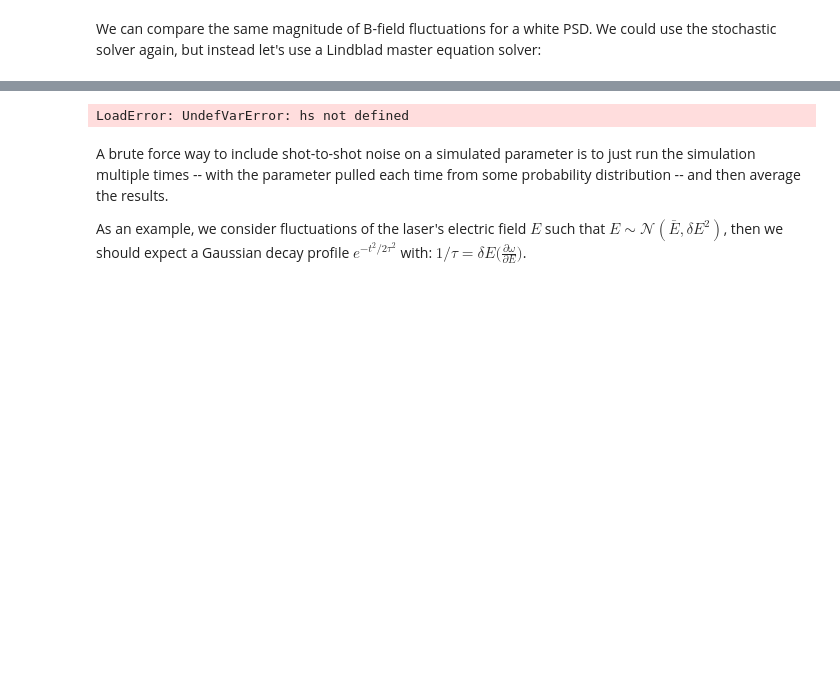
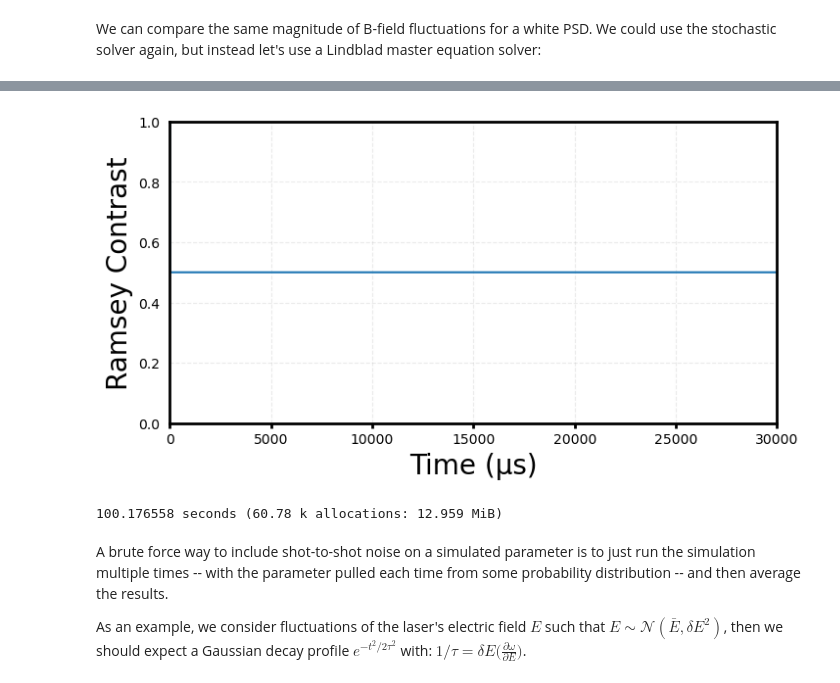
Before and after one commit to HaeffnerLab/IonSim.jl-Examples, a Jupyter notebook: webpage/tutorial-notebooks/getting_started.ipynb, the cells around one changed output, grey strips where cells are left out. Drawn from its saved outputs; the diff is of its cells as text; code cells hidden in the pictures; blank space fills up the shorter version.

```diff
--- a/webpage/tutorial-notebooks/getting_started.ipynb
+++ b/webpage/tutorial-notebooks/getting_started.ipynb
@@ -1015,24 +1028,25 @@ LoadError: UndefVarError: hs not defined
 # %%
 γ1 = hs(1.0, 0).data[1, 1]/40
 γ2 = hs(1.0, 0).data[2, 2]/40
 
 rates = 1/4π .* abs.([γ1, γ2])
 
 hs1 = C["S-1/2"] ⊗ C["S-1/2"]' ⊗ one(mode)
 hs2 = C["D-5/2"] ⊗ C["D-5/2"]' ⊗ one(mode)
 
 tspan = collect(0:1.:30000)
-@time tout, sol = timeevolution.master(tspan, dm(ψi), h(1.0, 0.0), [hs1, hs2], rates=rates)
+@time tout, sol = timeevolution.master(tspan, dm(ψi), h(1.0, 0.0), [hs1, hs2], rates=rates, maxiters=1e8)
 
 ex = expect(dm(ψi_ion) ⊗ one(mode), sol)
 plt.plot(tspan, ex)
 plt.xlim(tspan[1], tspan[end])
 plt.ylim(0, 1)
 plt.ylabel("Ramsey Contrast")
 plt.xlabel("Time (μs)")
 plt.show()
 # %% [output]
+[figure, added]
-LoadError: UndefVarError: hs not defined
+100.176558 seconds (60.78 k allocations: 12.959 MiB)
 # %% [markdown]
 A brute force way to include shot-to-shot noise on a simulated parameter is to just run the simulation multiple times -- with the parameter pulled each time from some probability distribution -- and then average the results.
 
```
Also changed, not shown: parts of 63 cells of this notebook, 1 other file.
